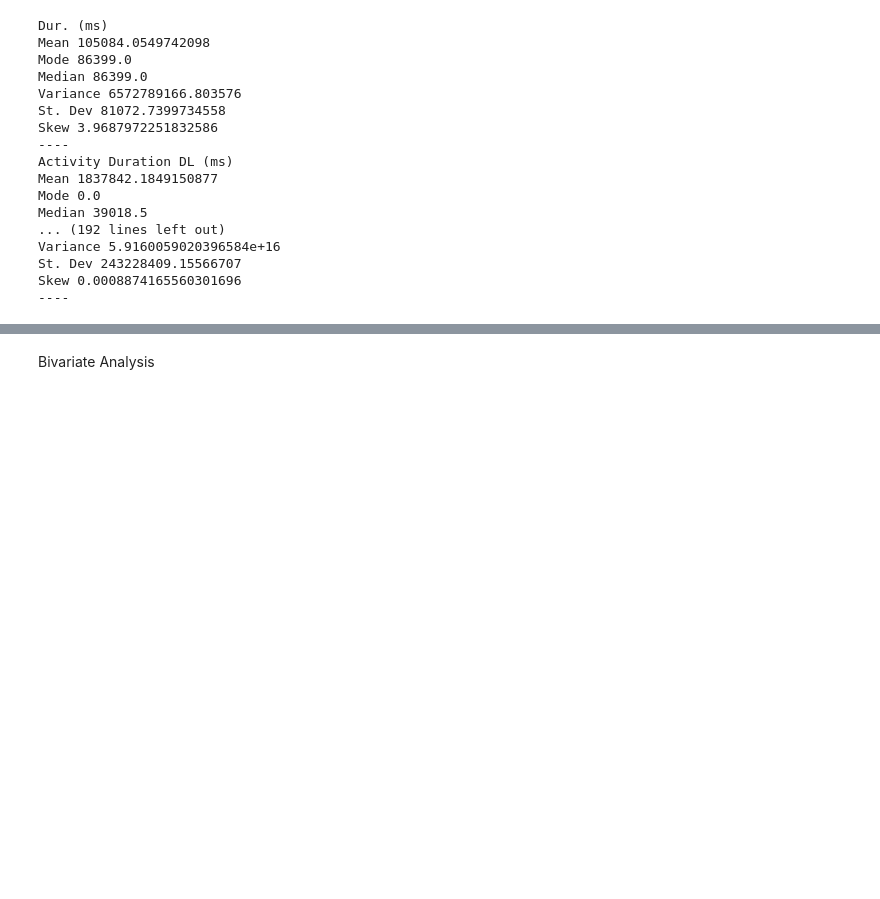
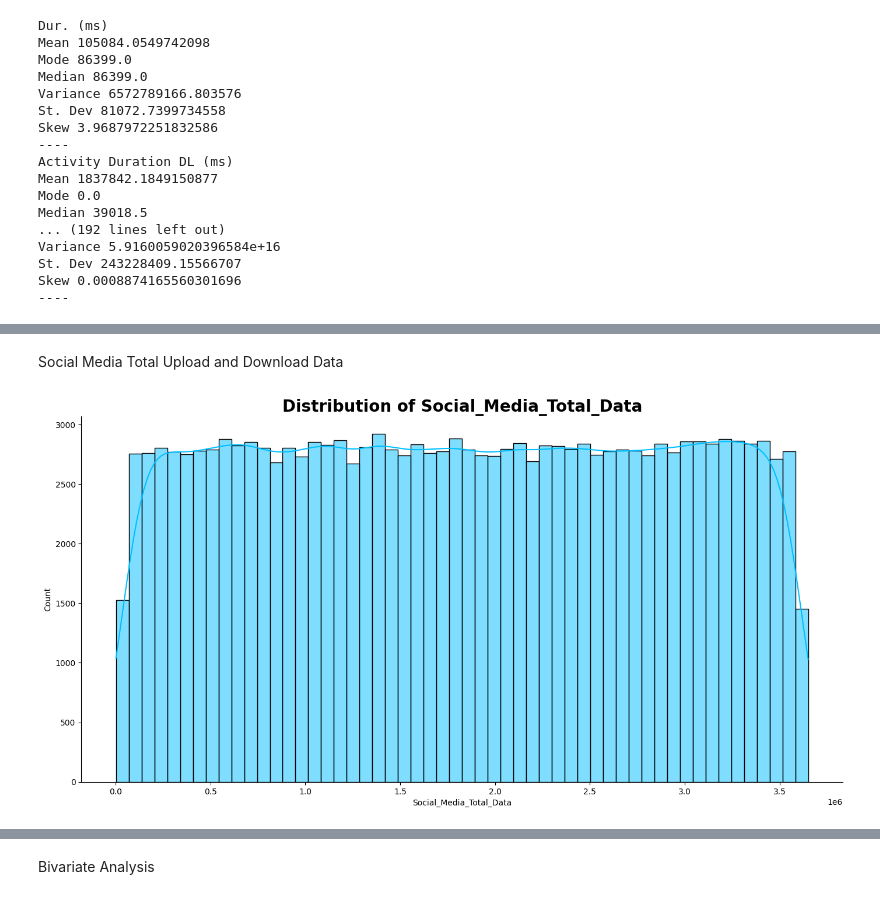
Before and after one commit to brook1167/week_1_telecom_analysis, a Jupyter notebook: notebook/user_overview_analysis.ipynb, the cells around one changed output, grey strips where cells are left out. Drawn from its saved outputs; the diff is of its cells as text; code cells hidden in the pictures; blank space fills up the shorter version.

```diff
--- a/notebook/user_overview_analysis.ipynb
+++ b/notebook/user_overview_analysis.ipynb
@@ -355,0 +380,6 @@ Skew 0.0008874165560301696
+# %% [markdown]
+Social Media Total Upload and Download Data
+# %%
+plot_hist(telecom_df, 'Social_Media_Total_Data', '#00BFFF')
+# %% [output]
+[figure, added]
```
Also changed, not shown: parts of 21 cells of this notebook, 1 other file.
